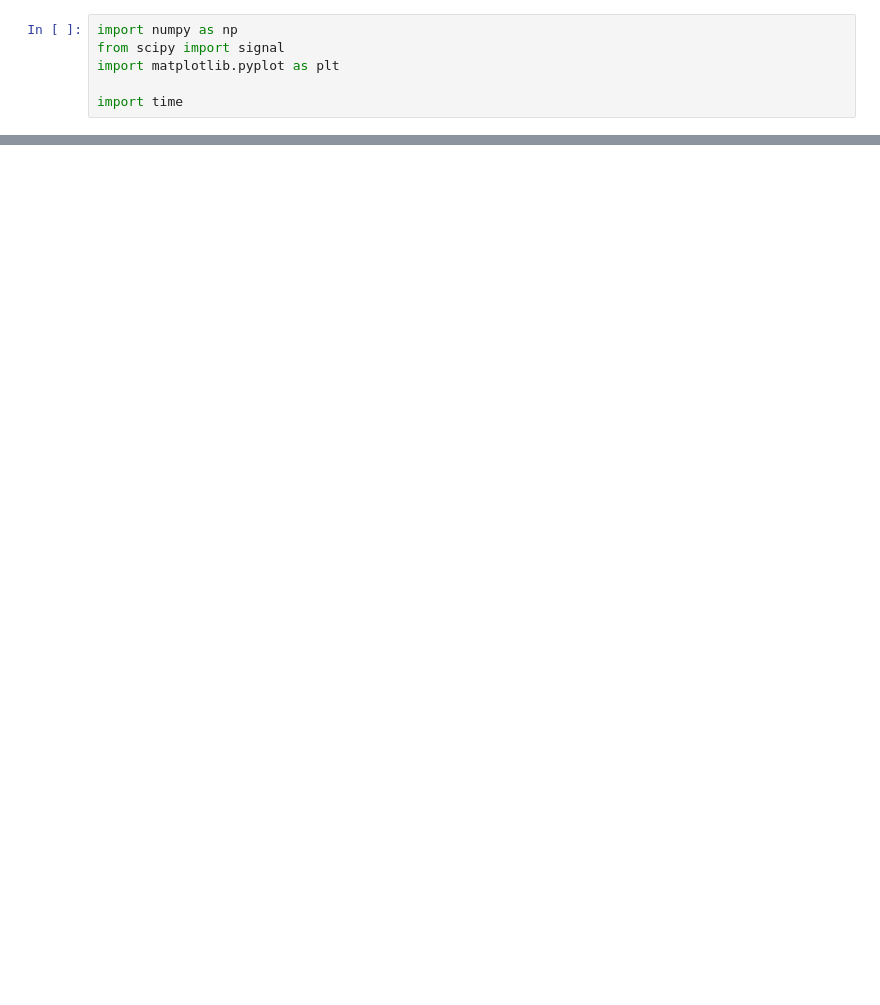
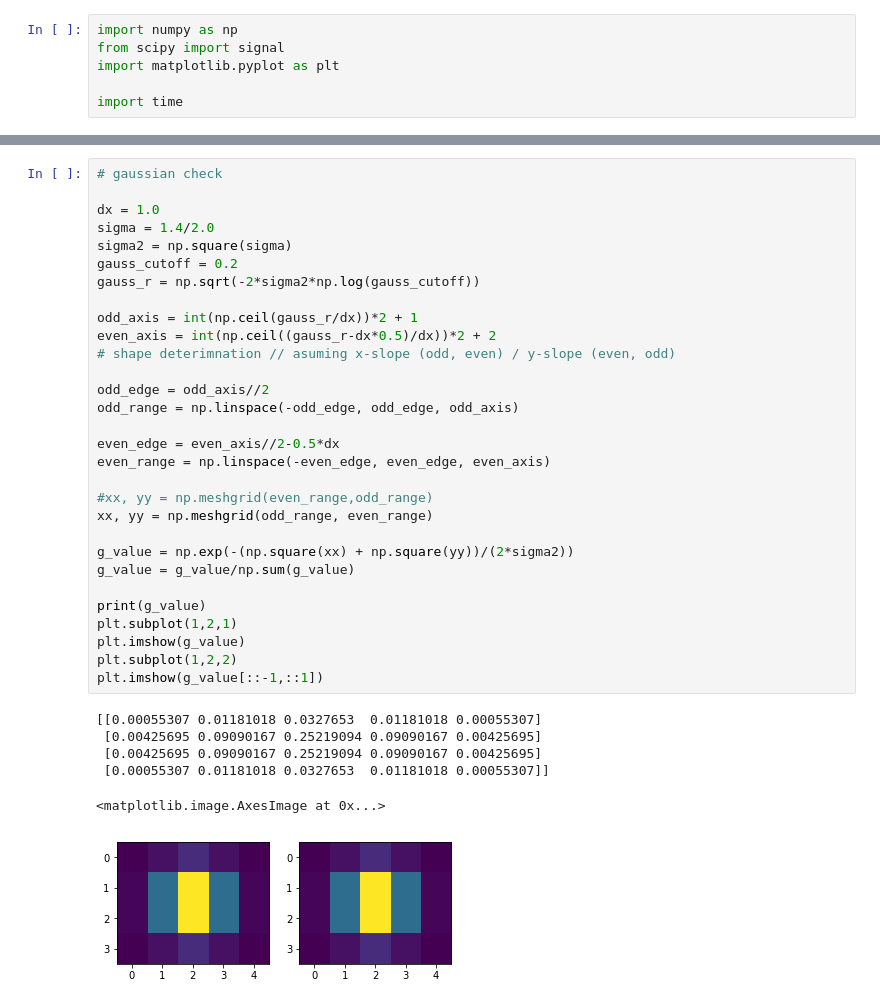
Before and after one commit to DawidMaciazek/ripple_model, a Jupyter notebook: notebooks/convolution_test.ipynb, the cells around one changed output, grey strips where cells are left out. Saved outputs shown, nothing was run; the diff lists cells and outputs as text; blank space fills up the shorter version.

```diff
--- a/notebooks/convolution_test.ipynb
+++ b/notebooks/convolution_test.ipynb
@@ -135,0 +70,37 @@ array([[24, 23, 22, 21, 20],
+# %%
+# gaussian check
+
+dx = 1.0
+sigma = 1.4/2.0
+sigma2 = np.square(sigma)
+gauss_cutoff = 0.2
+gauss_r = np.sqrt(-2*sigma2*np.log(gauss_cutoff))
+
+odd_axis = int(np.ceil(gauss_r/dx))*2 + 1
+even_axis = int(np.ceil((gauss_r-dx*0.5)/dx))*2 + 2
+# shape deterimnation // asuming x-slope (odd, even) / y-slope (even, odd)
+
+odd_edge = odd_axis//2
+odd_range = np.linspace(-odd_edge, odd_edge, odd_axis)
+
+even_edge = even_axis//2-0.5*dx
+even_range = np.linspace(-even_edge, even_edge, even_axis)
+
+#xx, yy = np.meshgrid(even_range,odd_range)
+xx, yy = np.meshgrid(odd_range, even_range)
+
+g_value = np.exp(-(np.square(xx) + np.square(yy))/(2*sigma2))
+g_value = g_value/np.sum(g_value)
+
+print(g_value)
+plt.subplot(1,2,1)
+plt.imshow(g_value)
+plt.subplot(1,2,2)
+plt.imshow(g_value[::-1,::1])
+# %% [output]
+[[0.00055307 0.01181018 0.0327653  0.01181018 0.00055307]
+ [0.00425695 0.09090167 0.25219094 0.09090167 0.00425695]
+ [0.00425695 0.09090167 0.25219094 0.09090167 0.00425695]
+ [0.00055307 0.01181018 0.0327653  0.01181018 0.00055307]]
+<matplotlib.image.AxesImage at 0x...>
+[figure, added]
```
Also changed, not shown: parts of 14 cells of this notebook.
